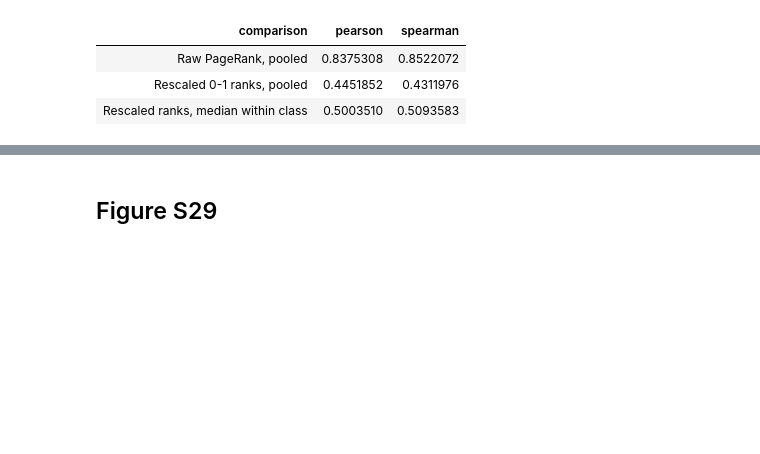
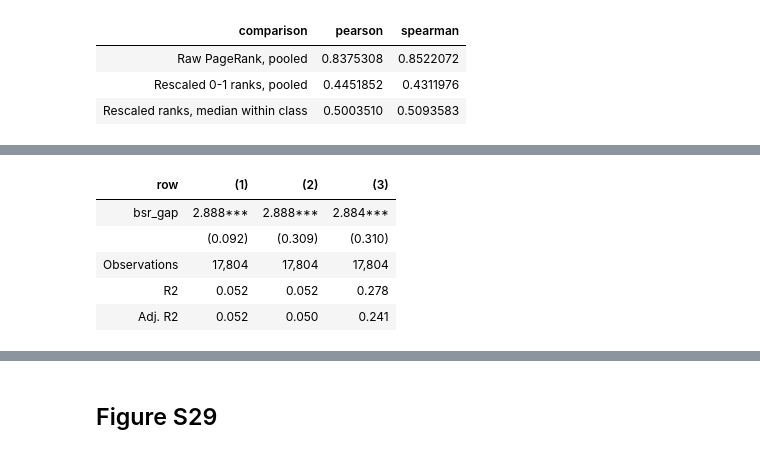
Before and after one commit to melanieoyarzun/patio-en-red, a Jupyter notebook: notebooks/si/S9_behavioral_rank.ipynb, the cells around one changed output, grey strips where cells are left out. Cells and saved outputs as stored; diff of their text form; code cells hidden in the pictures; blank space fills up the shorter version.

```diff
--- a/notebooks/si/S9_behavioral_rank.ipynb
+++ b/notebooks/si/S9_behavioral_rank.ipynb
@@ -178,0 +98,9 @@ table_s54
+# %%
+knitr::kable(table_s52[["All dyads"]])
+# %% [output]
+| row | (1) | (2) | (3) |
+| bsr_gap | 2.888*** | 2.888*** | 2.884*** |
+|  | (0.092) | (0.309) | (0.310) |
+| Observations | 17,804 | 17,804 | 17,804 |
+| R2 | 0.052 | 0.052 | 0.278 |
+| Adj. R2 | 0.052 | 0.050 | 0.241 |
```
Also changed, not shown: parts of 23 cells of this notebook, 21 other files.
